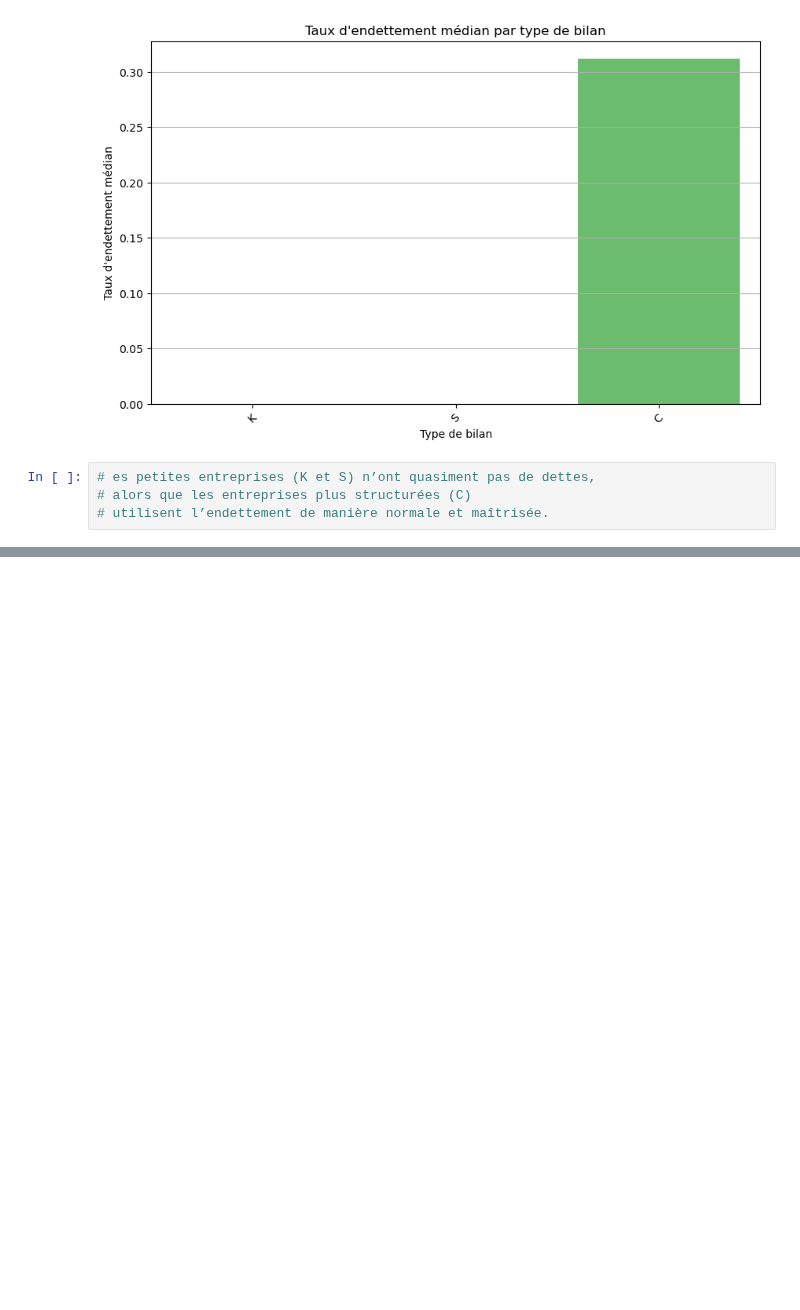
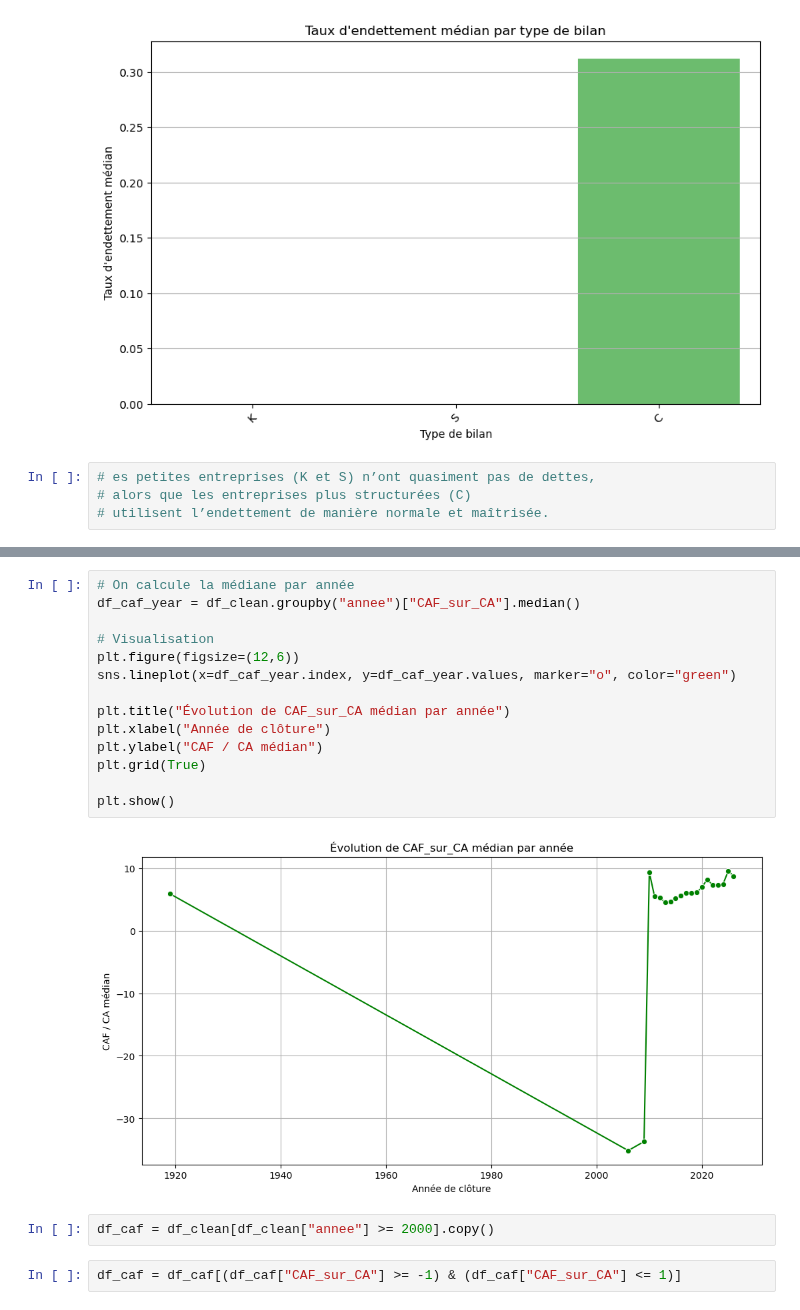
Before and after one commit to khelifaYacine/signaux-faibles-finance, a Jupyter notebook: 01_exploration.ipynb, the cells around one changed output, grey strips where cells are left out. Drawn from its saved outputs; the diff is of its cells as text; blank space fills up the shorter version.

```diff
--- a/01_exploration.ipynb
+++ b/01_exploration.ipynb
@@ -300,0 +329,20 @@ Passing `palette` without assigning `hue` is deprecated and will be removed in v
+# %%
+# On calcule la médiane par année
+df_caf_year = df_clean.groupby("annee")["CAF_sur_CA"].median()
+
+# Visualisation
+plt.figure(figsize=(12,6))
+sns.lineplot(x=df_caf_year.index, y=df_caf_year.values, marker="o", color="green")
+
+plt.title("Évolution de CAF_sur_CA médian par année")
+plt.xlabel("Année de clôture")
+plt.ylabel("CAF / CA médian")
+plt.grid(True)
+
+plt.show()
+# %% [output]
+[figure, added]
+# %%
+df_caf = df_clean[df_clean["annee"] >= 2000].copy()
+# %%
+df_caf = df_caf[(df_caf["CAF_sur_CA"] >= -1) & (df_caf["CAF_sur_CA"] <= 1)]
```
Also changed, not shown: parts of 6 cells of this notebook.
